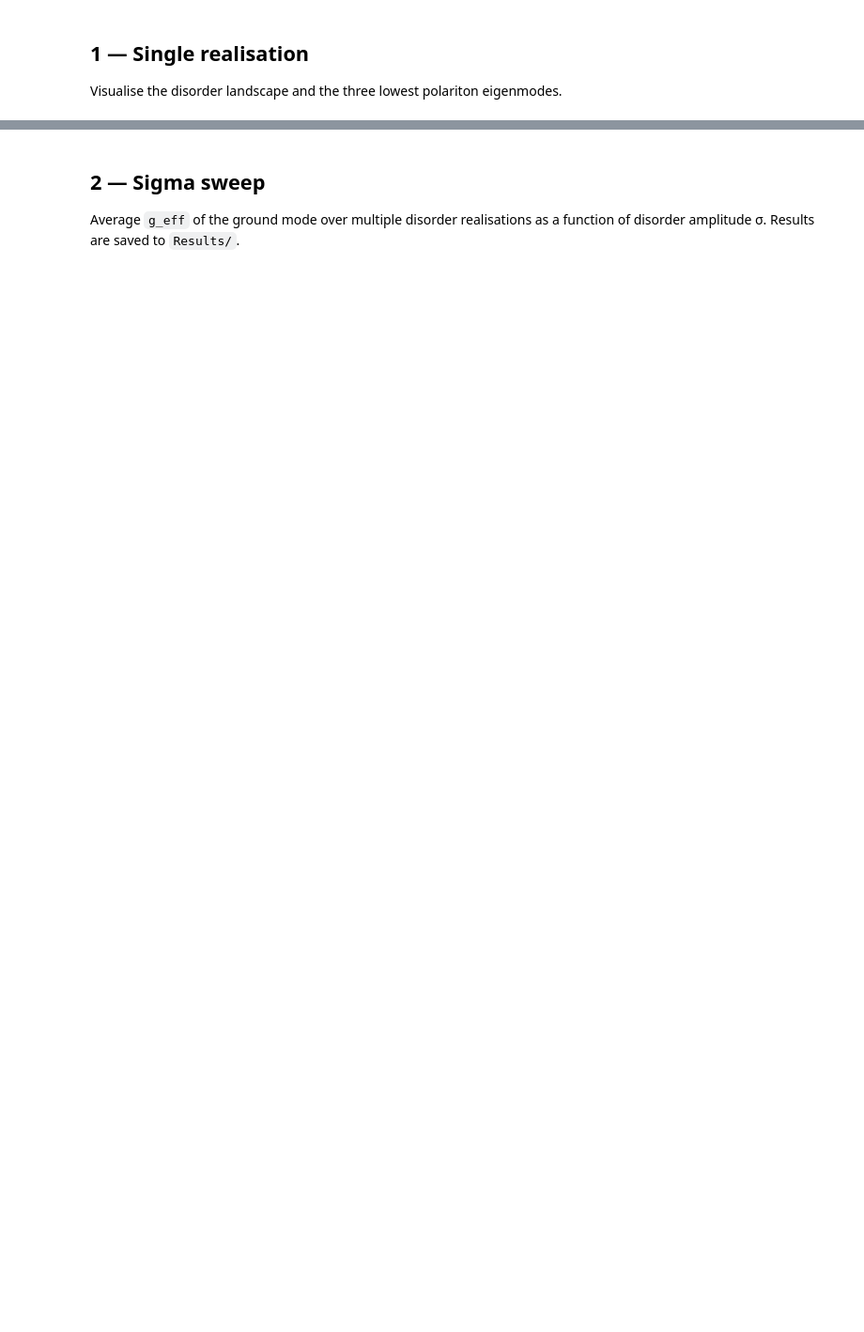
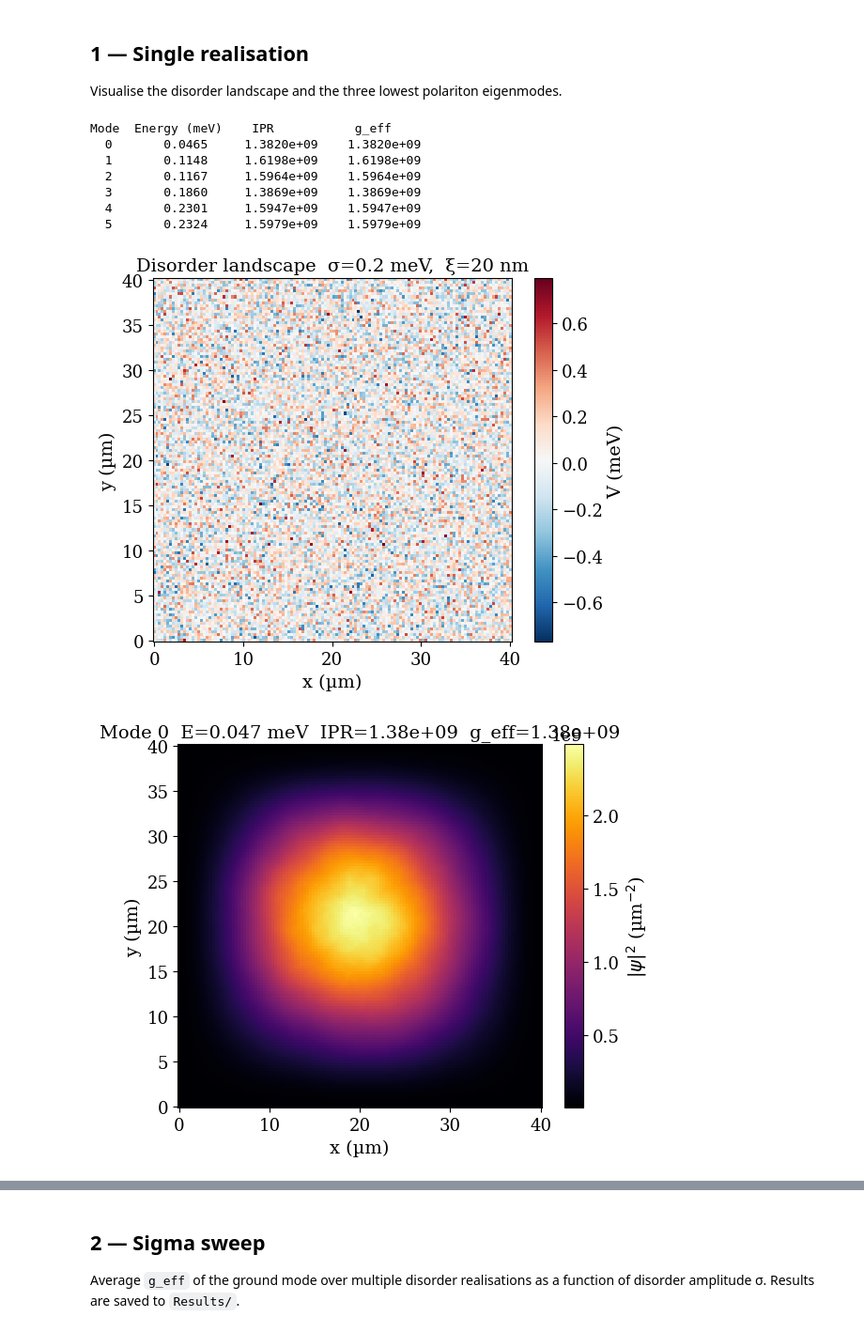
Before and after one commit to mtp354/Polaritons, a Jupyter notebook: Spatial Disorder.ipynb, the cells around one changed output, grey strips where cells are left out. Shown at 94% size. Drawn from its saved outputs; the diff is of its cells as text; code cells hidden in the pictures; blank space fills up the shorter version.

```diff
--- a/Spatial Disorder.ipynb
+++ b/Spatial Disorder.ipynb
@@ -62,47 +72,57 @@ print(f"M_lp = {M_lp:.3e} eV·s²/m²   xi = {xi*1e9:.0f} nm")
 
 Visualise the disorder landscape and the three lowest polariton eigenmodes.
 # %%
-SEED   = 1
-sigma  = 0.2e-3   # disorder amplitude (eV)
-dx     = L / N
+SEED = 1
+sigma = 0.2e-3   # disorder amplitude (eV)
+dx = L / N
 
 # Generate disorder and solve for lowest modes
-V  = gaussian_correlated_disorder(N, L, sigma, xi, seed=SEED)
-H  = lp_hamiltonian(N, L, M_lp, V, hbar)
+V = gaussian_correlated_disorder(N, L, sigma, xi, seed=SEED)
+H = lp_hamiltonian(N, L, M_lp, V, hbar)
 E, psi = solve_low_modes(H, n_modes=6)
 
 modes = [normalize_mode(psi[:, n].reshape(N, N), dx) for n in range(psi.shape[1])]
 iprs_ = [ipr(m, dx) for m in modes]
 g_eff_ = [g_lp * v for v in iprs_]
 
-print("Mode  Energy (meV)    IPR           g_eff")
+print(f"Mode  Energy (meV)    IPR           {G_PLOT_LABEL}")
 for n in range(len(modes)):
-    print(f"  {n}   {1e3*E[n]:10.4f}     {iprs_[n]:.4e}    {g_eff_[n]:.4e}")
+	print(f"  {n}   {1e3*E[n]:10.4f}     {iprs_[n]:.4e}    {G_PLOT_SCALE*g_eff_[n]:.4e}")
 
 # Coordinate grid for plotting
 x_um = np.linspace(0, L * 1e6, N)
 X, Y = np.meshgrid(x_um, x_um, indexing="ij")
 
 # --- Disorder landscape ---
 fig, ax = plt.subplots(figsize=(6, 5))
-im = ax.pcolormesh(X, Y, 1e3 * V, shading="auto", cmap="RdBu_r")
+im = ax.pcolormesh(X, Y, 1e3 * V, shading="auto", cmap=CMAP_NAME)
 plt.colorbar(im, ax=ax, label="V (meV)")
 ax.set_xlabel("x (µm)")
 ax.set_ylabel("y (µm)")
 ax.set_title(f"Disorder landscape  σ={sigma*1e3:.1f} meV,  ξ={xi*1e9:.0f} nm")
 plt.tight_layout()
 plt.show()
 
 # --- Lowest three eigenmodes ---
 for n in range(3):
-    fig, ax = plt.subplots(figsize=(6, 5))
-    im = ax.pcolormesh(X, Y, np.abs(modes[n])**2, shading="auto", cmap="inferno")
-    plt.colorbar(im, ax=ax, label=r"$|\psi|^2$ (µm$^{-2}$)")
-    ax.set_xlabel("x (µm)")
-    ax.set_ylabel("y (µm)")
-    ax.set_title(
-        f"Mode {n}  E={1e3*E[n]:.3f} meV  "
-        f"IPR={iprs_[n]:.2e}  g_eff={g_eff_[n]:.2e}"
-    )
-    plt.tight_layout()
-    plt.show()
+	fig, ax = plt.subplots(figsize=(6, 5))
+	im = ax.pcolormesh(X, Y, np.abs(modes[n])**2, shading="auto", cmap=CMAP_NAME)
+	plt.colorbar(im, ax=ax, label=r"$|\psi|^2$ (m$^{-2}$)")
+	ax.set_xlabel("x (µm)")
+	ax.set_ylabel("y (µm)")
+	ax.set_title(
+		f"Mode {n}  E={1e3*E[n]:.3f} meV  "
+		f"IPR={iprs_[n]:.2e}  g_eff={G_PLOT_SCALE*g_eff_[n]:.2e}"
+	)
+	plt.tight_layout()
+	plt.show()
+# %% [output]
+Mode  Energy (meV)    IPR           g_eff
+  0       0.0465     1.3820e+09    1.3820e+09
+  1       0.1148     1.6198e+09    1.6198e+09
+  2       0.1167     1.5964e+09    1.5964e+09
+  3       0.1860     1.3869e+09    1.3869e+09
+  4       0.2301     1.5947e+09    1.5947e+09
+  5       0.2324     1.5979e+09    1.5979e+09
+[figure, added]
+[figure, added]
```
Also changed, not shown: parts of 5 cells of this notebook, 21 other files.
